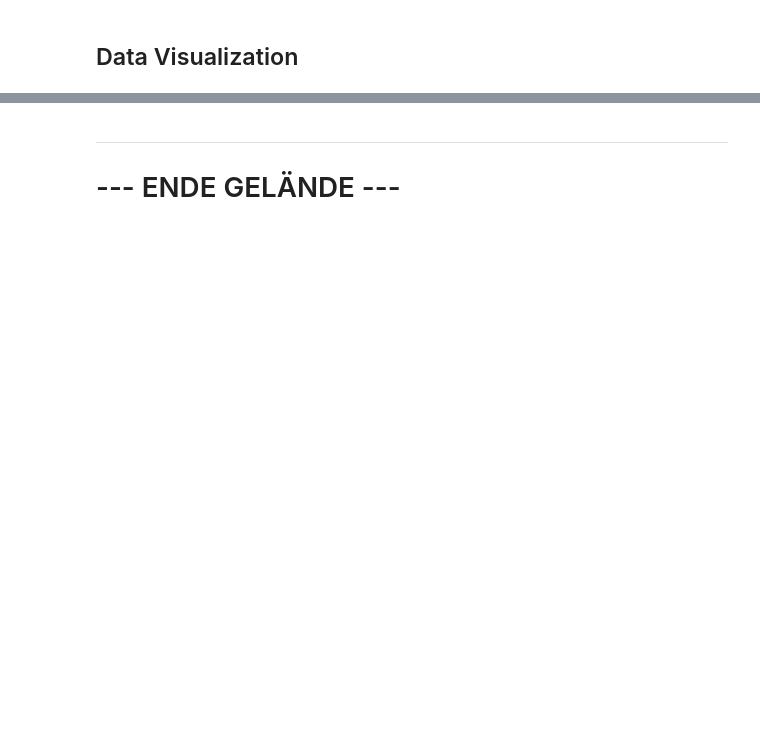
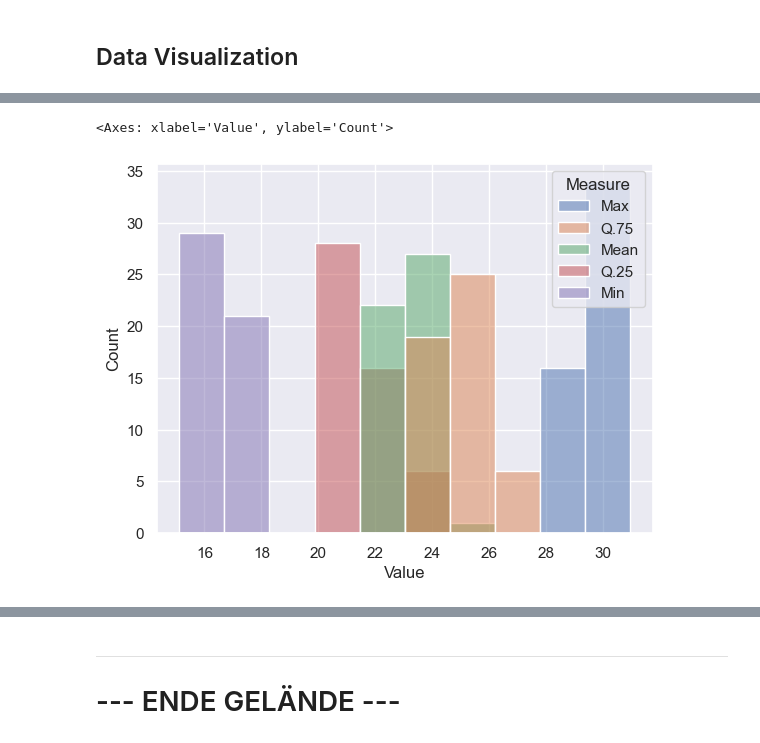
Before and after one commit to Freyness-gd/trade_under_pressure_thesis, a Jupyter notebook: main.ipynb, the cells around one changed output, grey strips where cells are left out. Drawn from its saved outputs; the diff is of its cells as text; code cells hidden in the pictures; blank space fills up the shorter version.

```diff
--- a/main.ipynb
+++ b/main.ipynb
@@ -407,7 +888,7 @@ gdp_stats = {
   "Mean": gdp_mean.values,
   "Q.25": gdp_operation.quantile(q=0.25).values,
   "Min": gdp_min.values,
-  "Missing": gdp_missing.values,
+  # "Missing": gdp_missing.values,
 }
 gdp_stats = pa.DataFrame(data=gdp_stats)
 gdp_stats = gdp_stats.sort_values("Year").reset_index(drop=True)
@@ -419,3 +914,8 @@ long_stats
+# %%
+sns.histplot(data=long_stats, x="Value", hue="Measure")
+# %% [output]
+<Axes: xlabel='Value', ylabel='Count'>
+[figure, added]
 # %%
 def calculate_yearly_change(column_name):
   previous = gdp_stats[column_name].shift(1)
```
Also changed, not shown: parts of 79 cells of this notebook.
